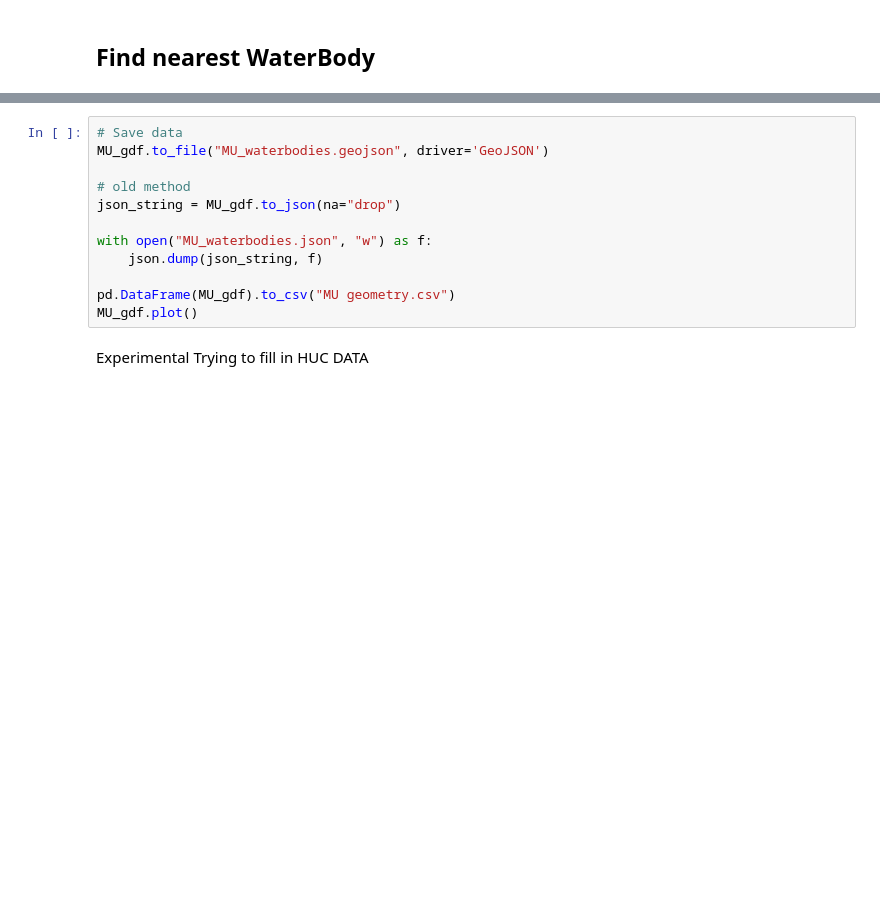
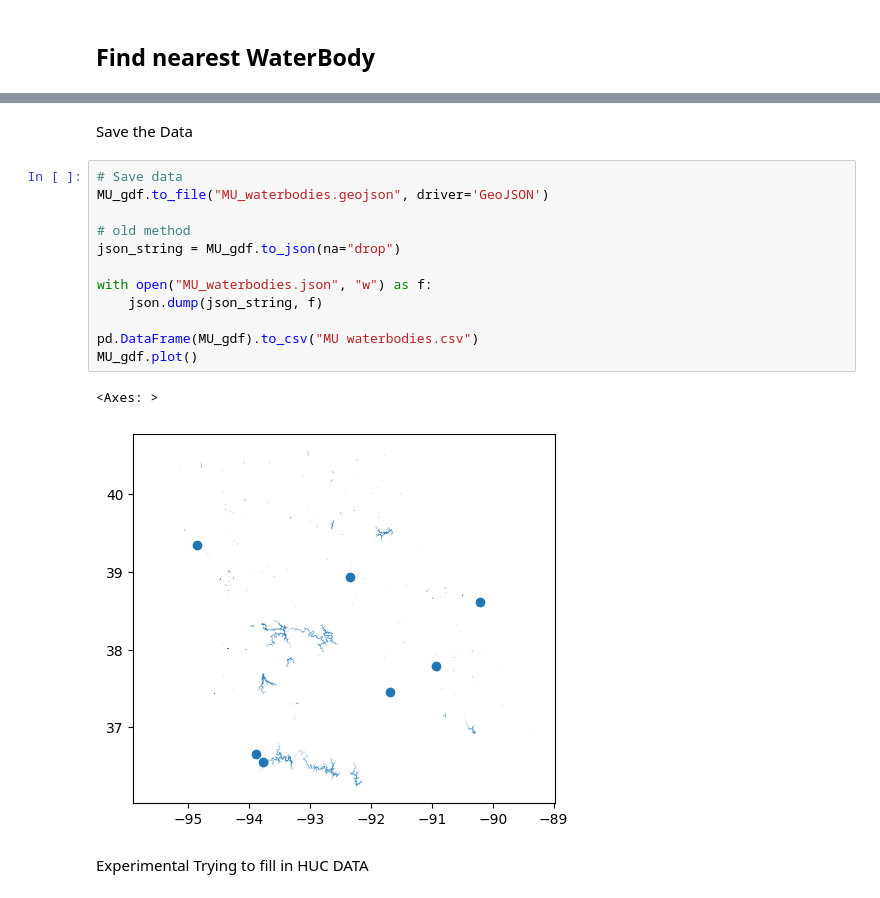
Before and after one commit to gsilsbe/Missouri_Reservoirs, a Jupyter notebook: create_MU_waterbody_geometry.ipynb, the cells around one changed output, grey strips where cells are left out. Saved outputs shown, nothing was run; the diff lists cells and outputs as text; blank space fills up the shorter version.

```diff
--- a/create_MU_waterbody_geometry.ipynb
+++ b/create_MU_waterbody_geometry.ipynb
@@ -247,15 +244,20 @@ for i in range(0,len(MU_gdf)):
+# %% [markdown]
+Save the Data
 # %%
 # Save data
 MU_gdf.to_file("MU_waterbodies.geojson", driver='GeoJSON')
 
 # old method
 json_string = MU_gdf.to_json(na="drop")
 
 with open("MU_waterbodies.json", "w") as f:
     json.dump(json_string, f)
 
-pd.DataFrame(MU_gdf).to_csv("MU geometry.csv")
+pd.DataFrame(MU_gdf).to_csv("MU waterbodies.csv")
 MU_gdf.plot()
+# %% [output]
+<Axes: >
+[figure, added]
 # %% [markdown]
 Experimental Trying to fill in HUC DATA
 # %%
```
Also changed, not shown: parts of 6 cells of this notebook.
